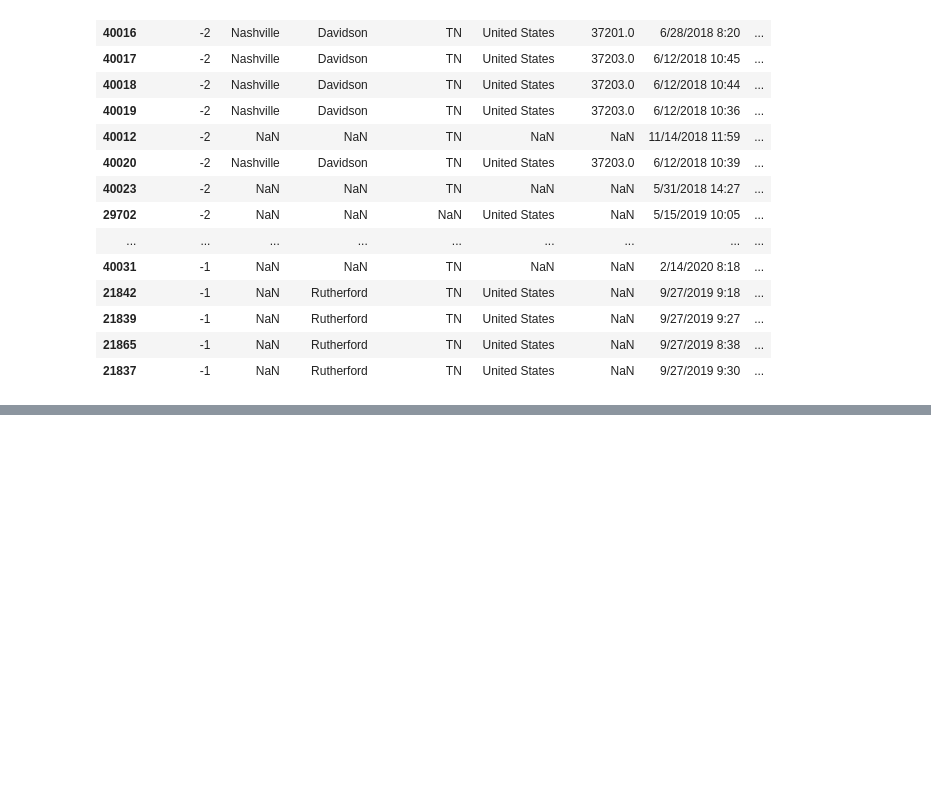
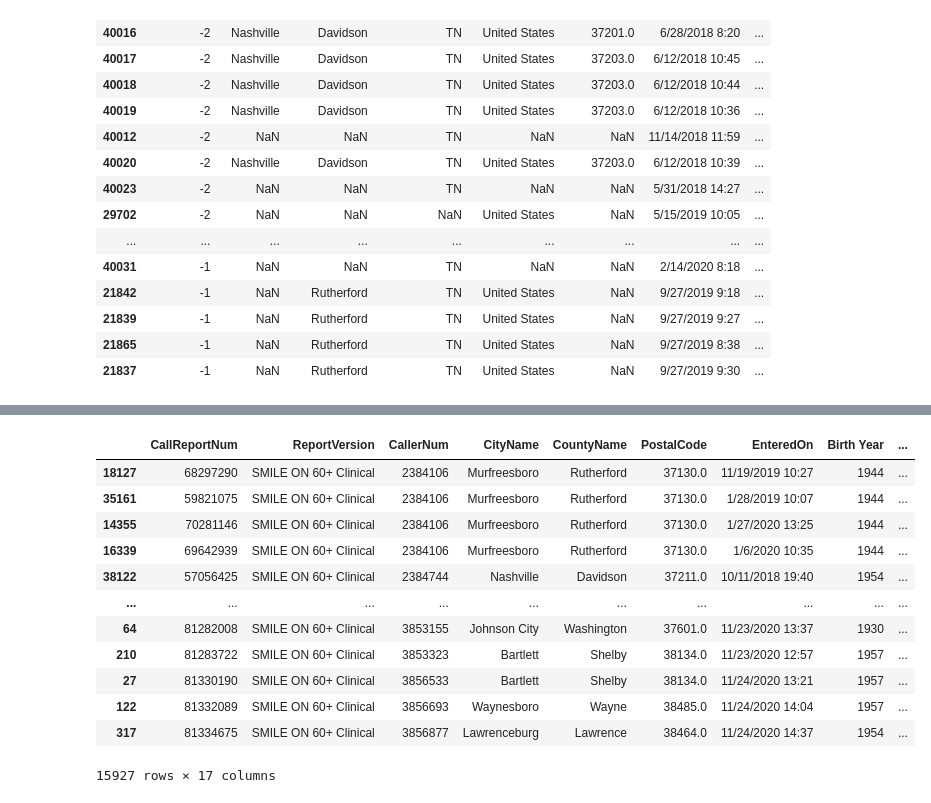
Before and after one commit to bsfcs/smile-on-aquaman, a Jupyter notebook: notebooks/Smile On EDA.ipynb, the cells around one changed output, grey strips where cells are left out. Cells and saved outputs as stored; diff of their text form; code cells hidden in the pictures; blank space fills up the shorter version.

```diff
--- a/notebooks/Smile On EDA.ipynb
+++ b/notebooks/Smile On EDA.ipynb
@@ -121,0 +202,18 @@ combo.sort_values(by='CallerNum').head(25)
+# %%
+so_1y = so_1[so_1['SMILE ON 60+ Treatment Plan - Was a treatment plan developed?'] == 'Yes']
+# %%
+so_1y
+# %% [output]
+|  | CallReportNum | ReportVersion | CallerNum | CityName | CountyName | PostalCode | EnteredOn | Birth Year | ... |
+| 18127 | 68297290 | SMILE ON 60+ Clinical | 2384106 | Murfreesboro | Rutherford | 37130.0 | 11/19/2019 10:27 | 1944 | ... |
+| 35161 | 59821075 | SMILE ON 60+ Clinical | 2384106 | Murfreesboro | Rutherford | 37130.0 | 1/28/2019 10:07 | 1944 | ... |
+| 14355 | 70281146 | SMILE ON 60+ Clinical | 2384106 | Murfreesboro | Rutherford | 37130.0 | 1/27/2020 13:25 | 1944 | ... |
+| 16339 | 69642939 | SMILE ON 60+ Clinical | 2384106 | Murfreesboro | Rutherford | 37130.0 | 1/6/2020 10:35 | 1944 | ... |
+| 38122 | 57056425 | SMILE ON 60+ Clinical | 2384744 | Nashville | Davidson | 37211.0 | 10/11/2018 19:40 | 1954 | ... |
+| ... | ... | ... | ... | ... | ... | ... | ... | ... | ... |
+| 64 | 81282008 | SMILE ON 60+ Clinical | 3853155 | Johnson City | Washington | 37601.0 | 11/23/2020 13:37 | 1930 | ... |
+| 210 | 81283722 | SMILE ON 60+ Clinical | 3853323 | Bartlett | Shelby | 38134.0 | 11/23/2020 12:57 | 1957 | ... |
+| 27 | 81330190 | SMILE ON 60+ Clinical | 3856533 | Bartlett | Shelby | 38134.0 | 11/24/2020 13:21 | 1957 | ... |
+| 122 | 81332089 | SMILE ON 60+ Clinical | 3856693 | Waynesboro | Wayne | 38485.0 | 11/24/2020 14:04 | 1957 | ... |
+| 317 | 81334675 | SMILE ON 60+ Clinical | 3856877 | Lawrenceburg | Lawrence | 38464.0 | 11/24/2020 14:37 | 1954 | ... |
+15927 rows × 17 columns
```
Also changed, not shown: parts of 34 cells of this notebook, 1 other file.
